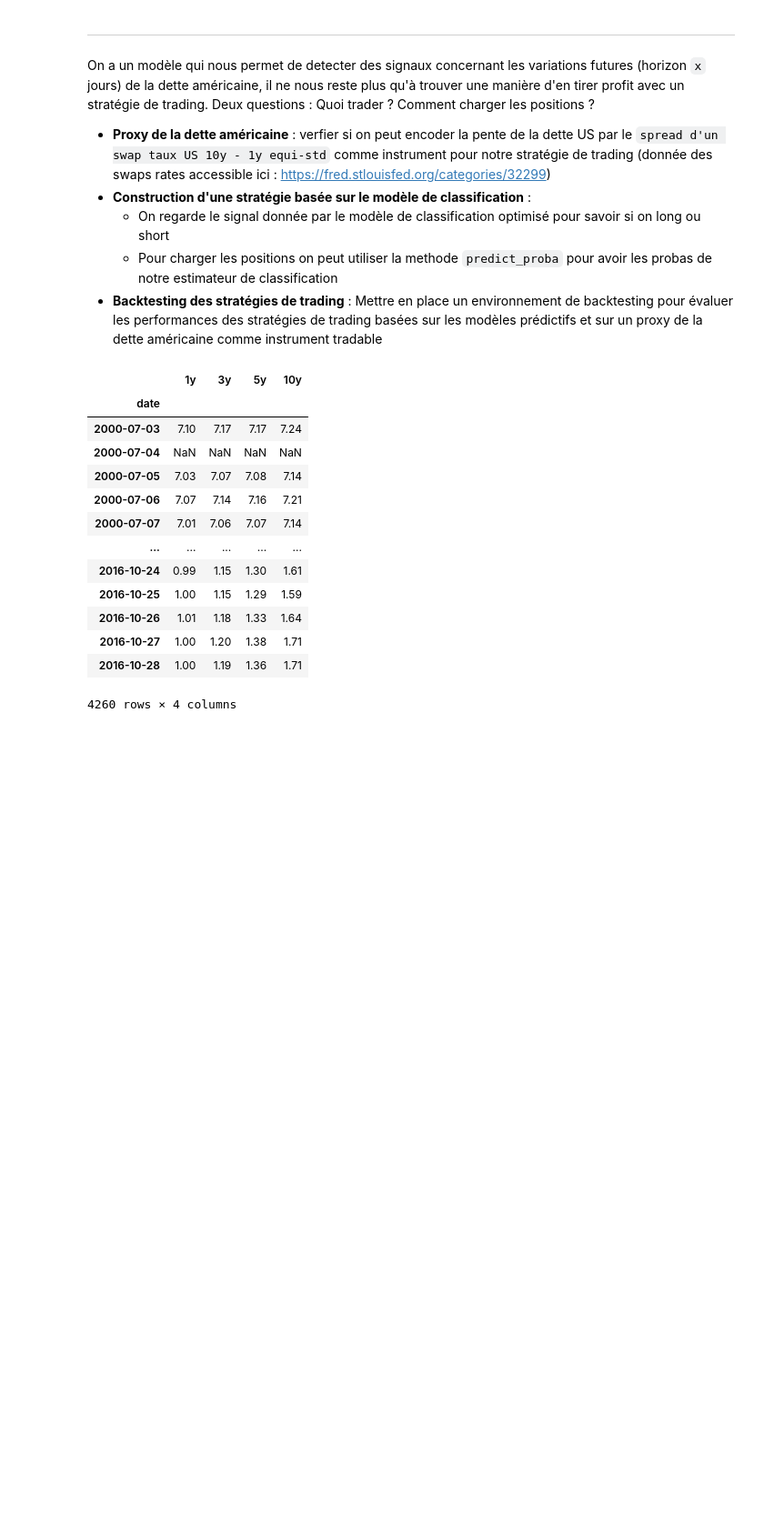
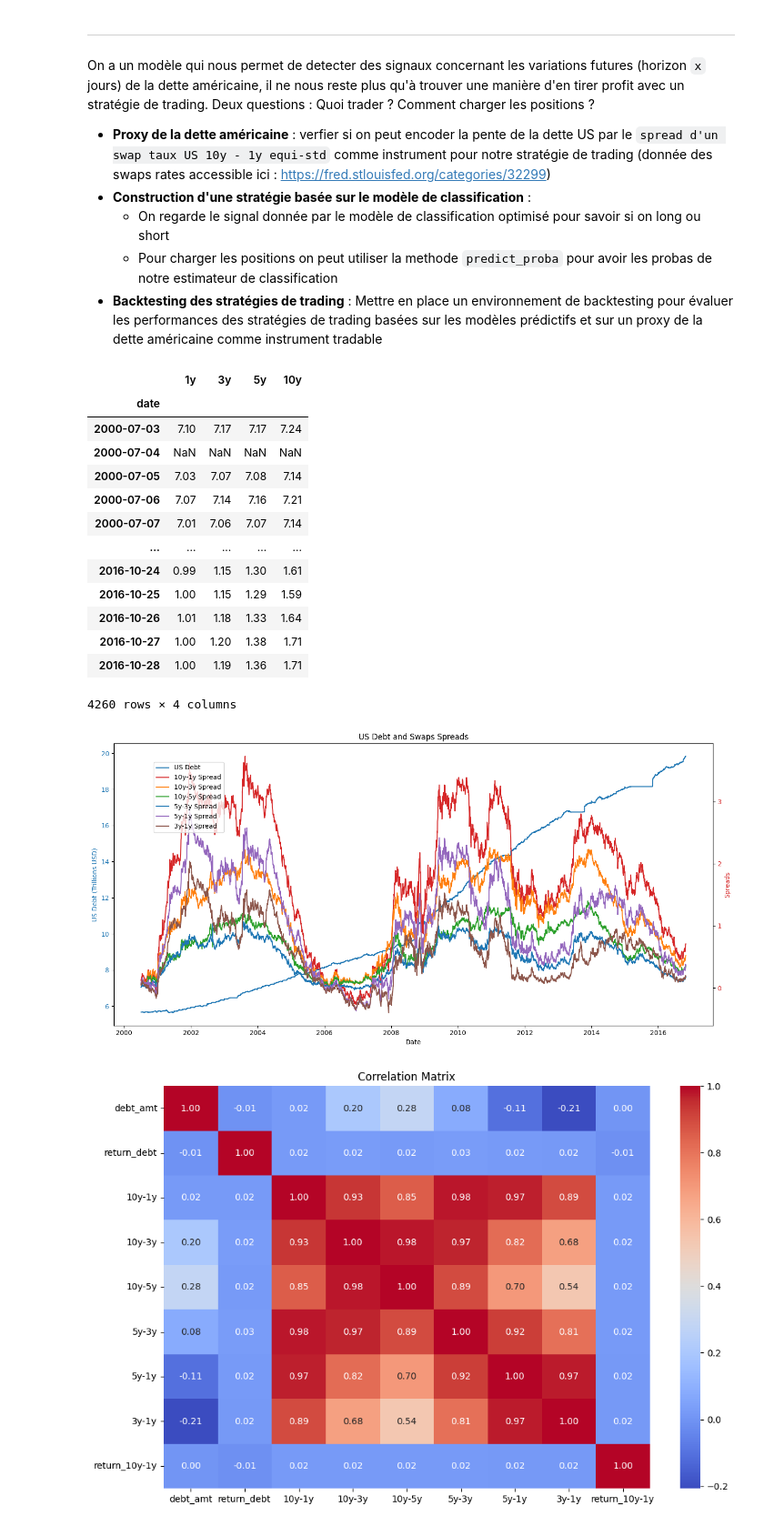
Before and after one commit to pafruchtenreich/ML_for_finance, a Jupyter notebook: notebook.ipynb, the cells around one changed output. Shown at 91% size. Cells and saved outputs as stored; diff of their text form; code cells hidden in the pictures; blank space fills up the shorter version.

```diff
--- a/notebook.ipynb
+++ b/notebook.ipynb
@@ -1195,7 +985,7 @@ On a un modèle qui nous permet de detecter des signaux concernant les variation
 - **Backtesting des stratégies de trading** : Mettre en place un environnement de backtesting pour évaluer les performances des stratégies de trading basées sur les modèles prédictifs et sur un proxy de la dette américaine comme instrument tradable
 # %%
 # Your FRED API Key
-API_KEY = ""
+API_KEY = "87e41f72558991abc233208c13775702"
 
 series_ids = {
     "10y": "DSWP10",
@@ -1251,6 +1041,62 @@ swaps_data
 | 2016-10-27 | 1.00 | 1.20 | 1.38 | 1.71 |
 | 2016-10-28 | 1.00 | 1.19 | 1.36 | 1.71 |
 4260 rows × 4 columns
+# %%
+# All spreads between the different swaps
+spread_data = pd.DataFrame(index=swaps_data.index)
+spread_data['10y-1y'] = swaps_data['10y'] - swaps_data['1y']
+spread_data['10y-3y'] = swaps_data['10y'] - swaps_data['3y']
+spread_data['10y-5y'] = swaps_data['10y'] - swaps_data['5y']
+spread_data['5y-3y'] = swaps_data['5y'] - swaps_data['3y']
+spread_data['5y-1y'] = swaps_data['5y'] - swaps_data['1y']
+spread_data['3y-1y'] = swaps_data['3y'] - swaps_data['1y']
+
+
+# Merge the spreads with the debt data
+debt_data['return_debt'] = debt_data['debt_amt'].pct_change(1)
+spread_data['return_10y-1y'] = spread_data['10y-1y'].pct_change(1)
+
+debt_and_spreads = pd.merge(debt_data, spread_data, left_index=True, right_index=True)
+debt_and_spreads.dropna(inplace=True)
+
+# plot spread and debt data
+fig, ax1 = plt.subplots(figsize=(14, 7))
+
+# Plot the debt data
+color = 'tab:blue'
+ax1.set_xlabel('Date')
+ax1.set_ylabel('US Debt (Trillions USD)', color=color)
+ax1.plot(debt_and_spreads.index, debt_and_spreads['debt_amt'], color=color, label='US Debt')
+ax1.tick_params(axis='y', labelcolor=color)
+
+# Create a second y-axis to plot the spreads
+ax2 = ax1.twinx()
+ax2.set_ylabel('Spreads', color='tab:red')
+ax2.plot(debt_and_spreads.index, debt_and_spreads['10y-1y'], color='tab:red', label='10y-1y Spread')
+ax2.plot(debt_and_spreads.index, debt_and_spreads['10y-3y'], color='tab:orange', label='10y-3y Spread')
+ax2.plot(debt_and_spreads.index, debt_and_spreads['10y-5y'], color='tab:green', label='10y-5y Spread')
+ax2.plot(debt_and_spreads.index, debt_and_spreads['5y-3y'], color='tab:blue', label='5y-3y Spread')
+ax2.plot(debt_and_spreads.index, debt_and_spreads['5y-1y'], color='tab:purple', label='5y-1y Spread')
+ax2.plot(debt_and_spreads.index, debt_and_spreads['3y-1y'], color='tab:brown', label='3y-1y Spread')
+ax2.tick_params(axis='y', labelcolor='tab:red')
+
+# Add title and legend
+plt.title('US Debt and Swaps Spreads')
+fig.tight_layout()
+fig.legend(loc='upper left', bbox_to_anchor=(0.1, 0.9))
+plt.show()
+
+# compute correlation matrix
+corr = debt_and_spreads.corr()
+
+# plot the heatmap
+plt.figure(figsize=(12, 8))
+heatmap(corr, annot=True, cmap='coolwarm', fmt=".2f")
+plt.title('Correlation Matrix')
+plt.show()
+# %% [output]
+[figure, added]
+[figure, added]
 # %%
 us_bonds[["US1M","US6M","US1Y","US3Y"]].loc["1980-01-01":].plot()
 plt.title('US Bonds Yields')
```
Also changed, not shown: parts of 29 cells of this notebook.
